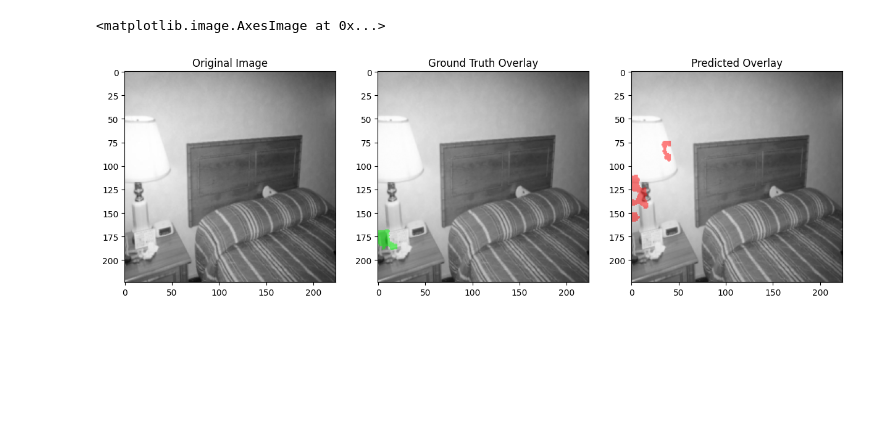
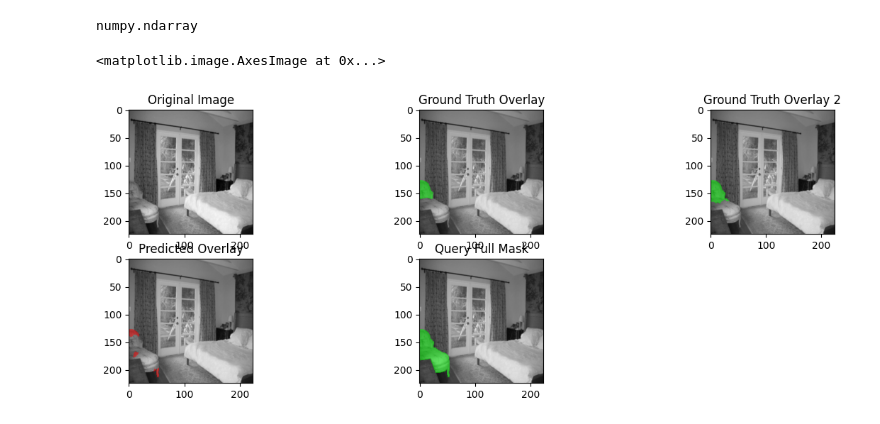
Before and after one commit to standing-on-giants/Few-Shot-Object-Part-Segmentation-via-Graph-Node-Representation-Learning-ICLR-26-, a Jupyter notebook: visualize_test_results.ipynb, the cells around one changed output. Drawn from its saved outputs; the diff is of its cells as text; code cells hidden in the pictures; blank space fills up the shorter version.

```diff
--- a/visualize_test_results.ipynb
+++ b/visualize_test_results.ipynb
@@ -23,7 +23,8 @@ def overlay_mask_rgb(img, mask, alpha=0.4, color=(1, 0, 0)):
 # ------------------------------
 # Change this to point to result
 # ------------------------------
-result_file = "/home/iiitb/Desktop/anant/GridRaster/test_outputs/result_11.pt"  # Change index as needed
+result_file = "shashank/shashank_models/OUTPUT_model_pruned_mp_[1024, 1024]_mlp_[512]_noAdjLearning_BS32_epoch_500_shashank/result_6.pt"  # Change index as needed
+
 
 # Load the .pt file
 result = torch.load(result_file)
@@ -59,0 +77,6 @@ Unique values in [[0 0 0 ... 0 0 0]
+# %%
+#np.unique(segments, return_counts=True)
+full_query_mask = segments != 0
+full_query_mask = full_query_mask.astype(np.uint8)
+print(np.unique(full_query_mask, return_counts=True))
+#plt.imshow(segments, cmap="gray")
@@ -60,28 +105,51 @@ Unique values in [[0 0 0 ... 0 0 0]
+# %%
+type(result['gt_query_part_superpixels']) #.cpu().numpy()
+# %% [output]
+numpy.ndarray
 # %%
 # ------------------------------
 # Show results
 # ------------------------------
 plt.figure(figsize=(15, 5))
 
 # Original Image
-plt.subplot(1, 3, 1)
+plt.subplot(2, 3, 1)
 plt.title("Original Image")
 if img.ndim == 2:
     plt.imshow(img, cmap='gray')
 else:
     plt.imshow(img.transpose(1, 2, 0).astype(np.uint8))  # [C,H,W] → [H,W,C]
 
 # Ground Truth
-plt.subplot(1, 3, 2)
+
+gt_mask = gt_mask != 0
+gt_mask = gt_mask.astype(np.uint8)
+
+plt.subplot(2, 3, 2)
 plt.title("Ground Truth Overlay")
 overlay_gt = overlay_mask_rgb(img, gt_mask, alpha=0.5, color=(0, 1, 0))
 plt.imshow(overlay_gt)
 
+# superpixel pruned GT
+gt_query_part_superpixels = result['gt_query_part_superpixels']
+gt_mask2 = np.isin(segments, gt_query_part_superpixels).astype(np.uint8)
+
+plt.subplot(2, 3, 3)
+plt.title("Ground Truth Overlay 2")
+overlay_gt = overlay_mask_rgb(img, gt_mask2, alpha=0.5, color=(0, 1, 0))
+plt.imshow(overlay_gt)
+
 # Prediction
-plt.subplot(1, 3, 3)
+plt.subplot(2, 3, 4)
 plt.title("Predicted Overlay")
 overlay_pred = overlay_mask_rgb(img, pred_mask, alpha=0.5, color=(1, 0, 0))
 plt.imshow(overlay_pred)
+
+# query full
+plt.subplot(2, 3, 5)
+plt.title("Query Full Mask")
+full_mask = overlay_mask_rgb(img, full_query_mask, alpha=0.5, color=(0, 1, 0))
+plt.imshow(full_mask)
 # %% [output]
 <matplotlib.image.AxesImage at 0x...>
-[figure, old version]
+[figure, new version]
```
Also changed, not shown: parts of 11 cells of this notebook, 26 other files.
